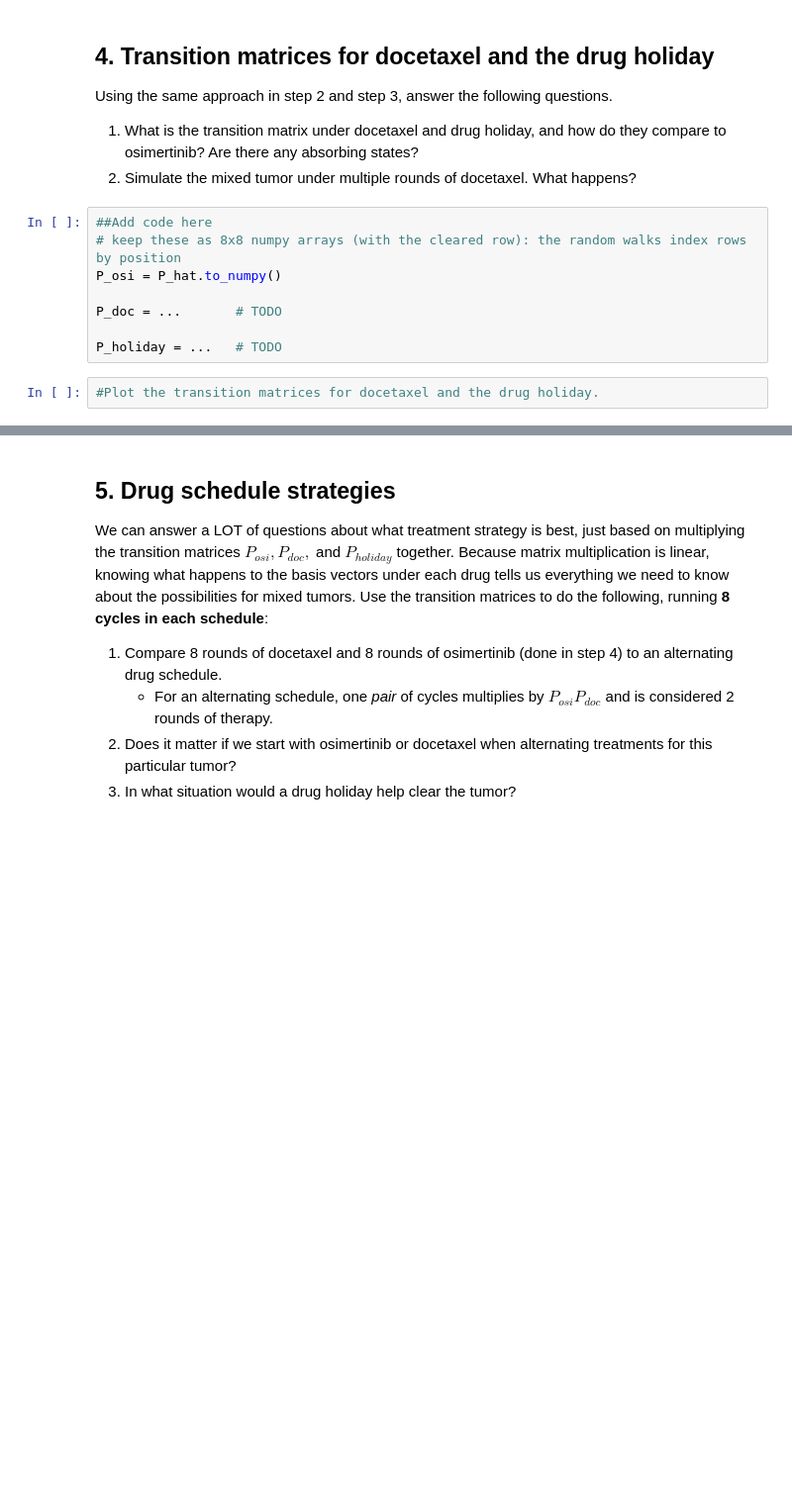
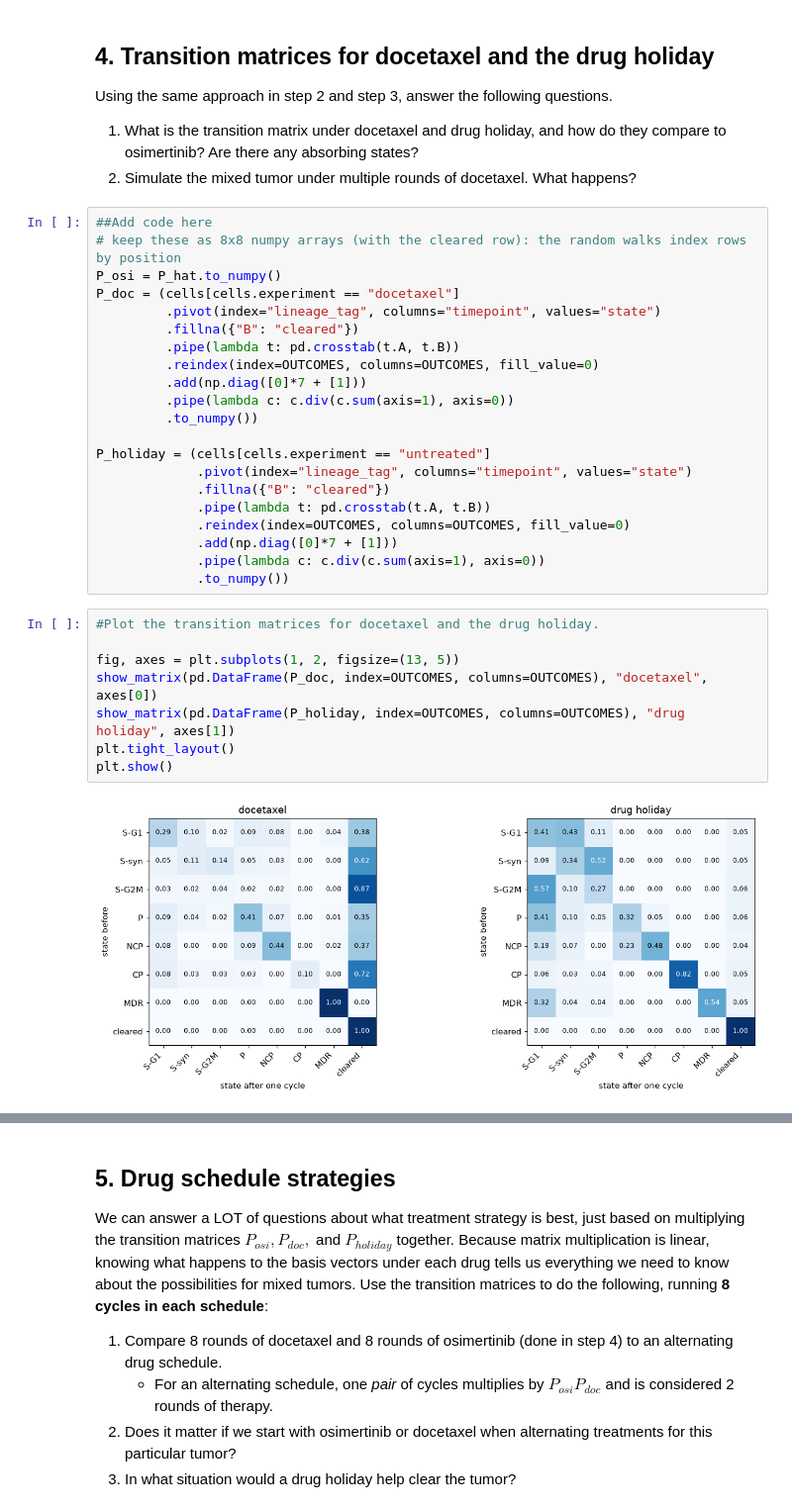
Before and after one commit to cejones8/UU_Labs, a Jupyter notebook: Lab 9/Lab09_markov_chain.ipynb, the cells around one changed output, grey strips where cells are left out. Shown at 99% size. Saved outputs shown, nothing was run; the diff lists cells and outputs as text; blank space fills up the shorter version.

```diff
--- a/Lab 9/Lab09_markov_chain.ipynb
+++ b/Lab 9/Lab09_markov_chain.ipynb
@@ -241,11 +325,32 @@ Using the same approach in step 2 and step 3, answer the following questions.
 ##Add code here
 # keep these as 8x8 numpy arrays (with the cleared row): the random walks index rows by position
 P_osi = P_hat.to_numpy()
+P_doc = (cells[cells.experiment == "docetaxel"]
+         .pivot(index="lineage_tag", columns="timepoint", values="state")
+         .fillna({"B": "cleared"})
+         .pipe(lambda t: pd.crosstab(t.A, t.B))
+         .reindex(index=OUTCOMES, columns=OUTCOMES, fill_value=0)
+         .add(np.diag([0]*7 + [1]))
+         .pipe(lambda c: c.div(c.sum(axis=1), axis=0))
+         .to_numpy())
 
-P_doc = ...       # TODO
-
-P_holiday = ...   # TODO
+P_holiday = (cells[cells.experiment == "untreated"]
+             .pivot(index="lineage_tag", columns="timepoint", values="state")
+             .fillna({"B": "cleared"})
+             .pipe(lambda t: pd.crosstab(t.A, t.B))
+             .reindex(index=OUTCOMES, columns=OUTCOMES, fill_value=0)
+             .add(np.diag([0]*7 + [1]))
+             .pipe(lambda c: c.div(c.sum(axis=1), axis=0))
+             .to_numpy())
 # %%
 #Plot the transition matrices for docetaxel and the drug holiday.
+
+fig, axes = plt.subplots(1, 2, figsize=(13, 5))
+show_matrix(pd.DataFrame(P_doc, index=OUTCOMES, columns=OUTCOMES), "docetaxel", axes[0])
+show_matrix(pd.DataFrame(P_holiday, index=OUTCOMES, columns=OUTCOMES), "drug holiday", axes[1])
+plt.tight_layout()
+plt.show()
+# %% [output]
+[figure, added]
 # %%
 # Simulate the evolution of pi_mix under docetaxel
```
Also changed, not shown: parts of 15 cells of this notebook.
